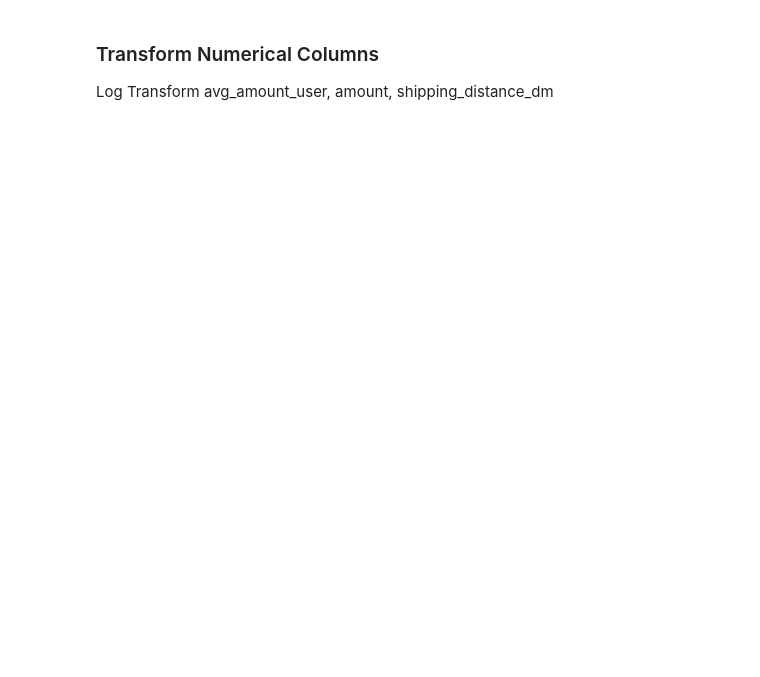
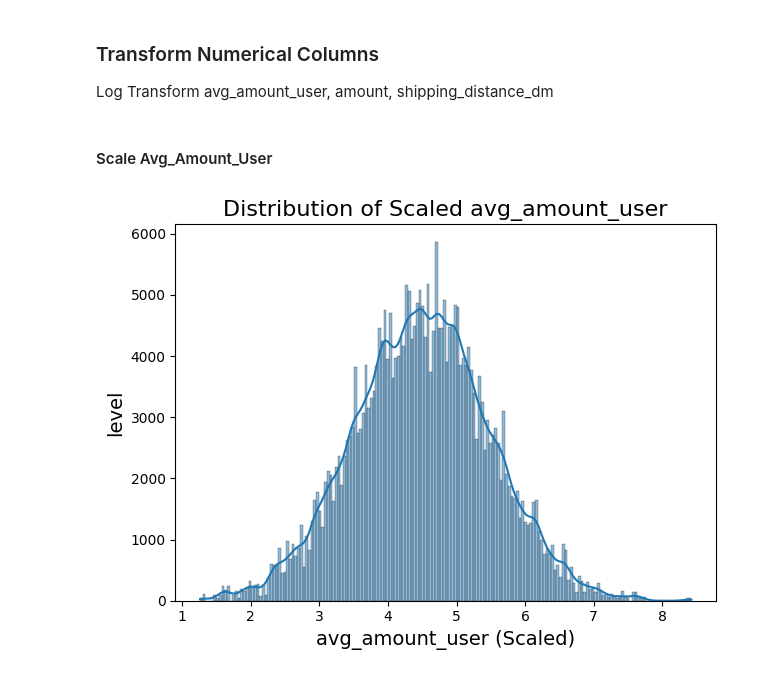
Before and after one commit to cw10877787/SJU_ML_TEAM4, a Jupyter notebook: final_project.ipynb, the cells around one changed output. Cells and saved outputs as stored; diff of their text form; code cells hidden in the pictures; blank space fills up the shorter version.

```diff
--- a/final_project.ipynb
+++ b/final_project.ipynb
@@ -20,3 +20,14 @@ from sklearn.svm import SVC
 from sklearn.preprocessing import MinMaxScaler, StandardScaler
 from sklearn.tree import export_graphviz
 from sklearn.metrics import accuracy_score, precision_score, recall_score, f1_score, classification_report, confusion_matrix, roc_auc_score, roc_curve, auc
+# %%
+#Code from professor to make the plots look good!
+def make_plots_pretty(myPlot, title, xlabel, ylabel, figsize=(10,6)):
+    try:
+        myPlot.set_title(title, fontsize=16)
+        myPlot.set_xlabel(xlabel, fontsize=14)
+        myPlot.set_ylabel(ylabel, fontsize=14)
+    except Exception as e:
+        print(f"Error occurred while making plots pretty: {e}")
+    plt.tight_layout()
+    plt.show()
@@ -71,0 +140,11 @@ Log Transform avg_amount_user, amount, shipping_distance_dm
+# %% [markdown]
+#### Scale Avg_Amount_User
+# %%
+#scale BMI using log
+df['avg_amount_user_scaled'] = np.log(df['avg_amount_user'])
+# %%
+#View the distribution of the scaled avg_amount_user_scaled
+avg_amount_user_scaled_hist = sns.histplot(df['avg_amount_user_scaled'], kde=True)
+make_plots_pretty(avg_amount_user_scaled_hist, "Distribution of Scaled avg_amount_user", 'avg_amount_user (Scaled)','level')
+# %% [output]
+[figure, added]
```
Also changed, not shown: parts of 13 cells of this notebook.
